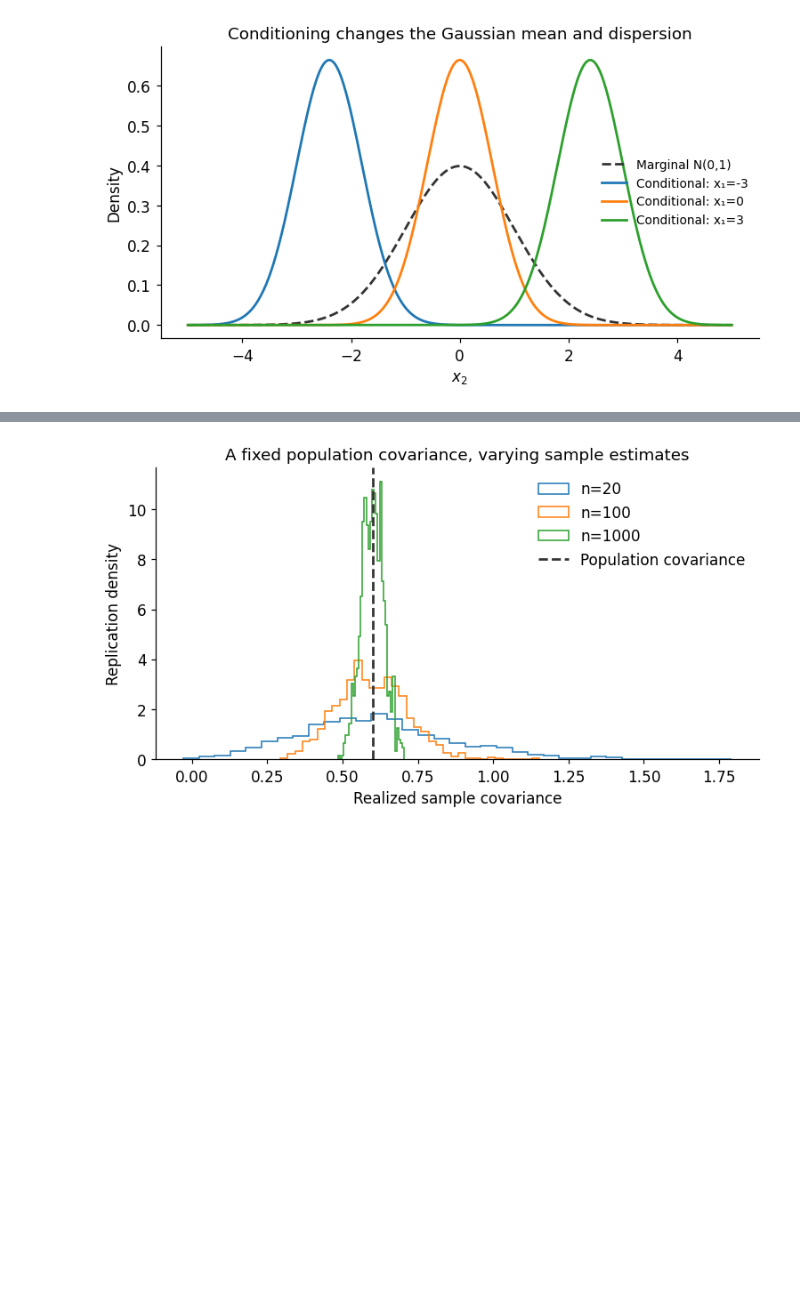
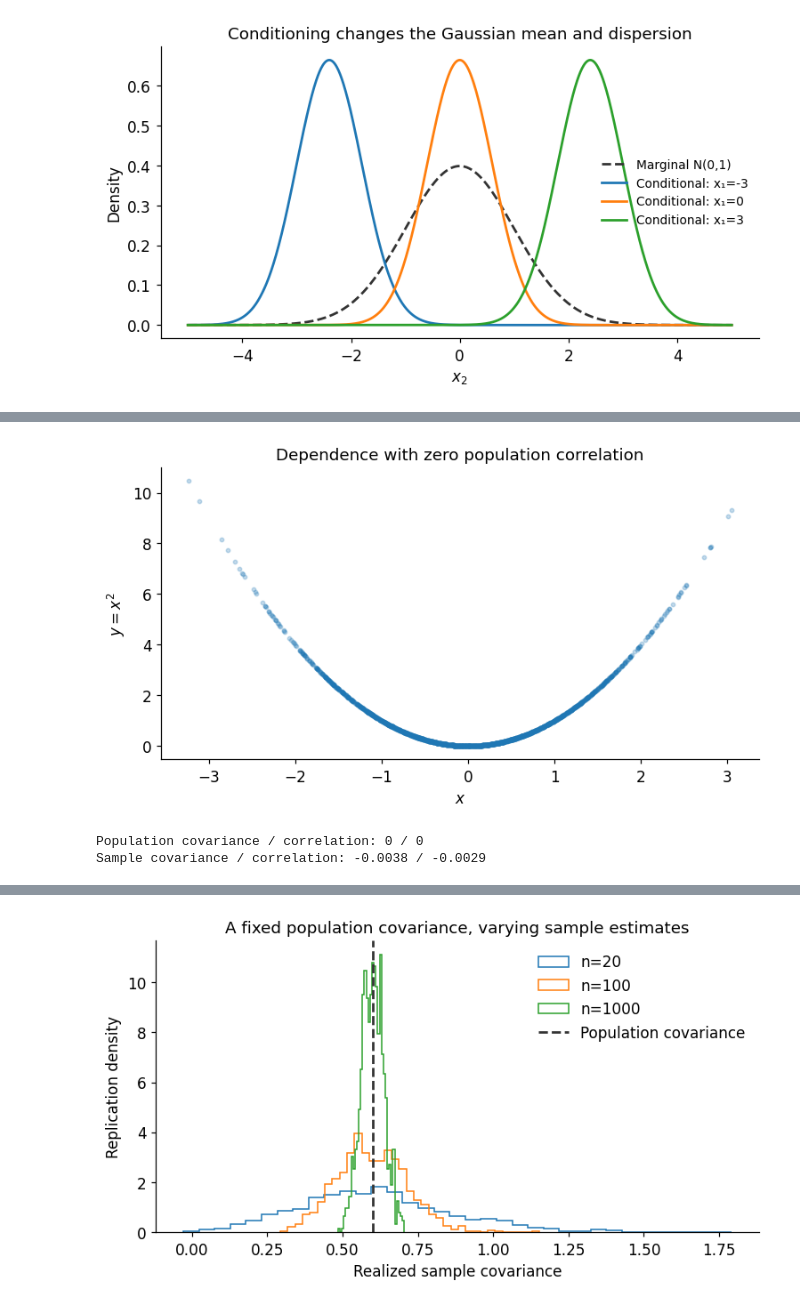
Before and after one commit to jacobkorsgaard/finance-statistical-methods-library, a Jupyter notebook: notebooks/02_multivariate_random_variables.ipynb, the cells around one changed output, grey strips where cells are left out. Drawn from its saved outputs; the diff is of its cells as text; code cells hidden in the pictures; blank space fills up the shorter version.

```diff
--- a/notebooks/02_multivariate_random_variables.ipynb
+++ b/notebooks/02_multivariate_random_variables.ipynb
@@ -252,0 +197,14 @@ For illustration, I draw 1000 independent Gaussian samples at each $n=20,100,100
+# %%
+x = np.random.default_rng(208).normal(size=2000)
+y = x**2
+fig, ax = plt.subplots()
+ax.scatter(x, y, s=8, alpha=.25)
+ax.set(xlabel="$x$", ylabel="$y=x^2$", title="Dependence with zero population correlation")
+fig.tight_layout()
+plt.show()
+print(f"Population covariance / correlation: 0 / 0")
+print(f"Sample covariance / correlation: {covariance(x, y):.4f} / {correlation(x, y):.4f}")
+# %% [output]
+[figure, added]
+Population covariance / correlation: 0 / 0
+Sample covariance / correlation: -0.0038 / -0.0029
```
Also changed, not shown: parts of 43 cells of this notebook, 14 other files.
